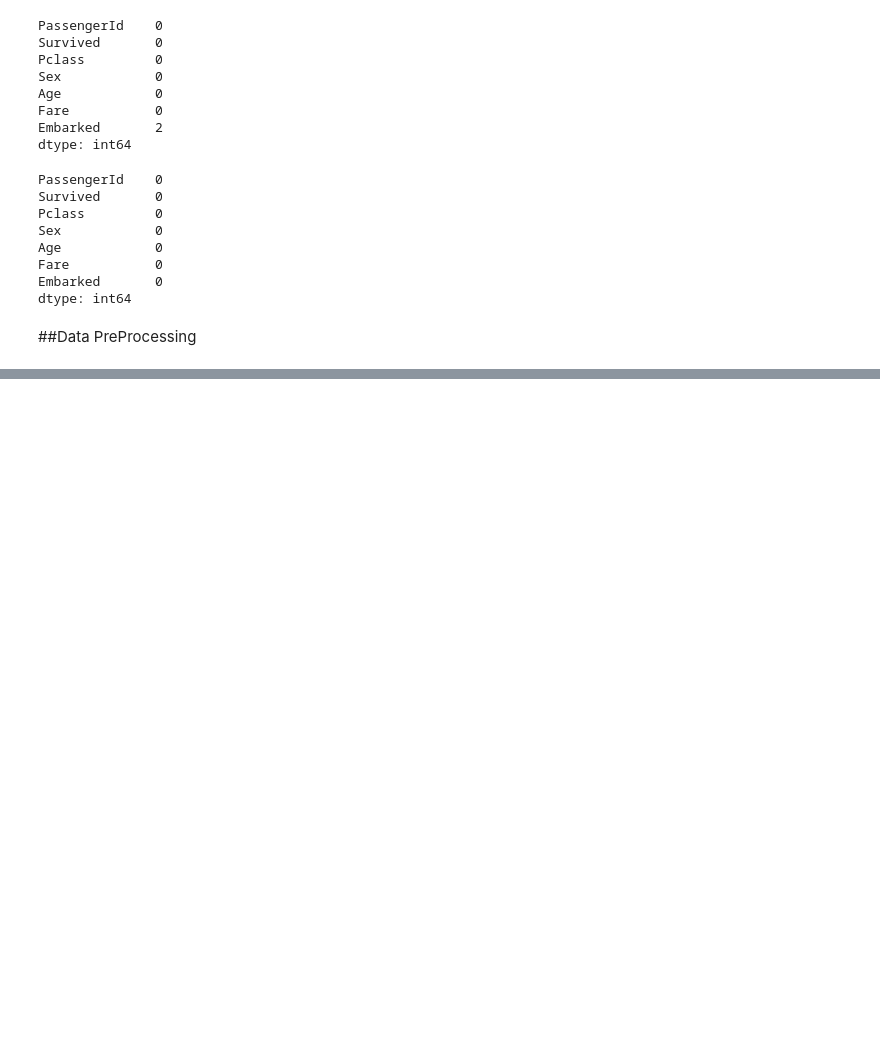
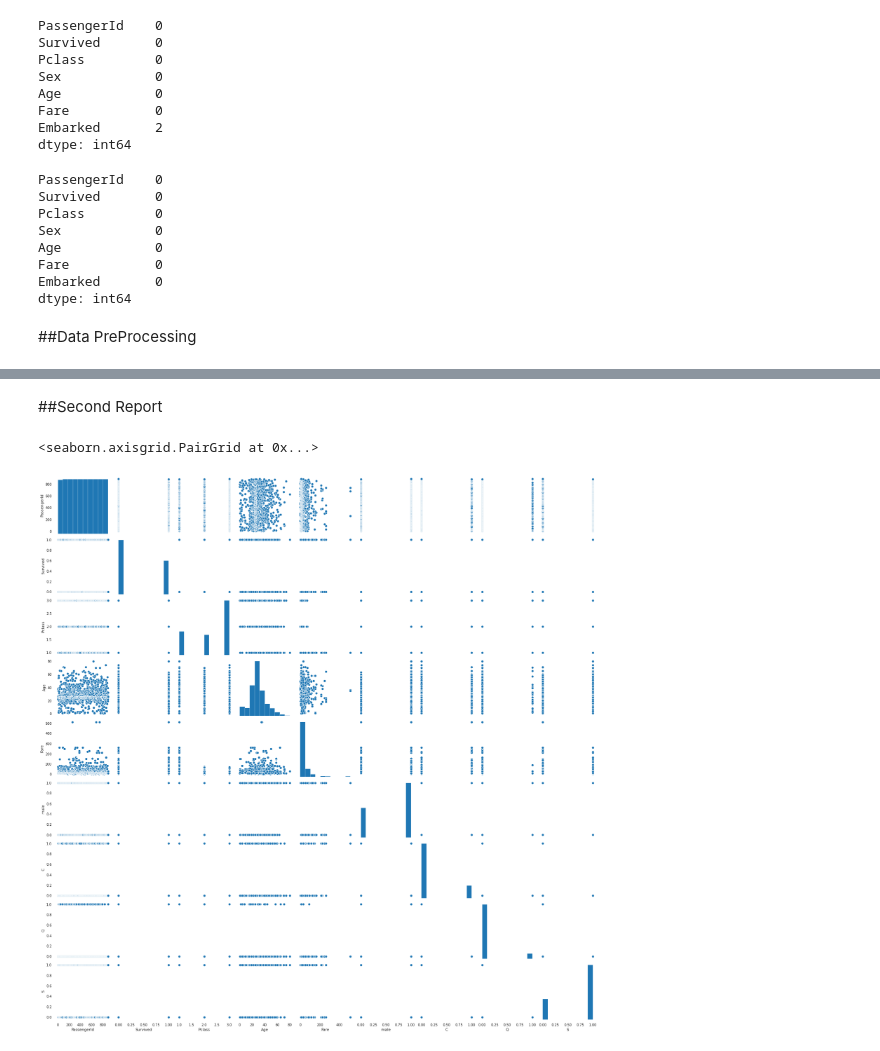
Before and after one commit to joaojulio/Kaggle-Projects, a Jupyter notebook: TitanicKaggle.ipynb, the cells around one changed output, grey strips where cells are left out. Cells and saved outputs as stored; diff of their text form; code cells hidden in the pictures; blank space fills up the shorter version.

Commit message:
Data PreProcessing and train-test-split

```diff
--- a/TitanicKaggle.ipynb
+++ b/TitanicKaggle.ipynb
@@ -350,0 +338,4 @@ dtype: int64
+# %%
+maleGender = pd.get_dummies(trainframe['Sex'],drop_first=True)
+# %%
+trainframe = pd.concat([trainframe.drop('Sex',axis=1),maleGender], axis=1)
@@ -350,0 +353,4 @@ dtype: int64
+# %%
+portOfEmbarkation = pd.get_dummies(trainframe['Embarked'])
+# %%
+trainframe = pd.concat([trainframe.drop('Embarked',axis=1),portOfEmbarkation],axis=1)
@@ -350,0 +385,2 @@ dtype: int64
+# %% [markdown]
+##Second Report
@@ -350,0 +391,5 @@ dtype: int64
+# %%
+sns.pairplot(trainframe)
+# %% [output]
+<seaborn.axisgrid.PairGrid at 0x...>
+[figure, added]
```
Also changed, not shown: parts of 26 cells of this notebook.
